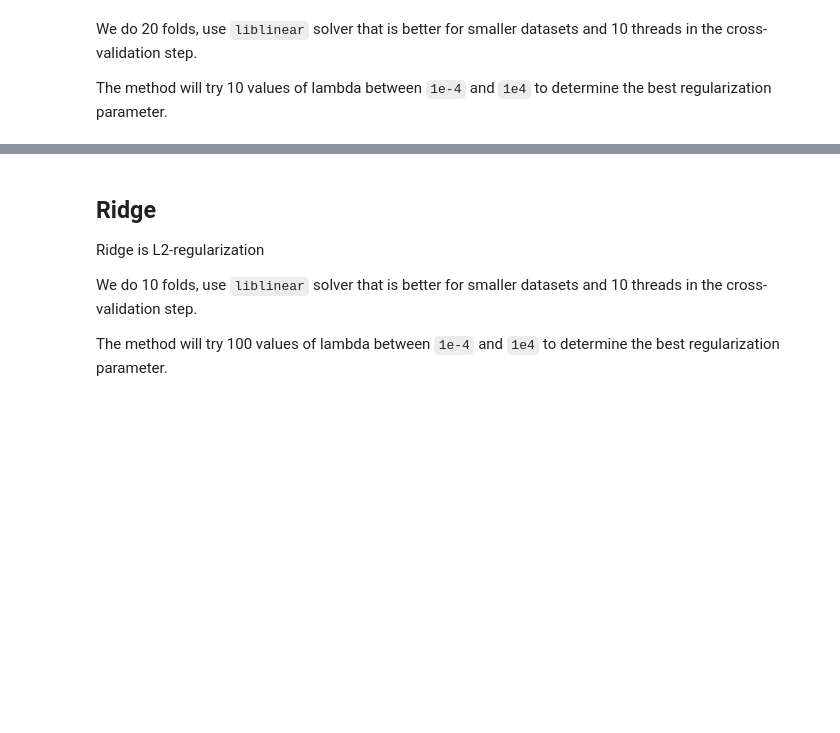
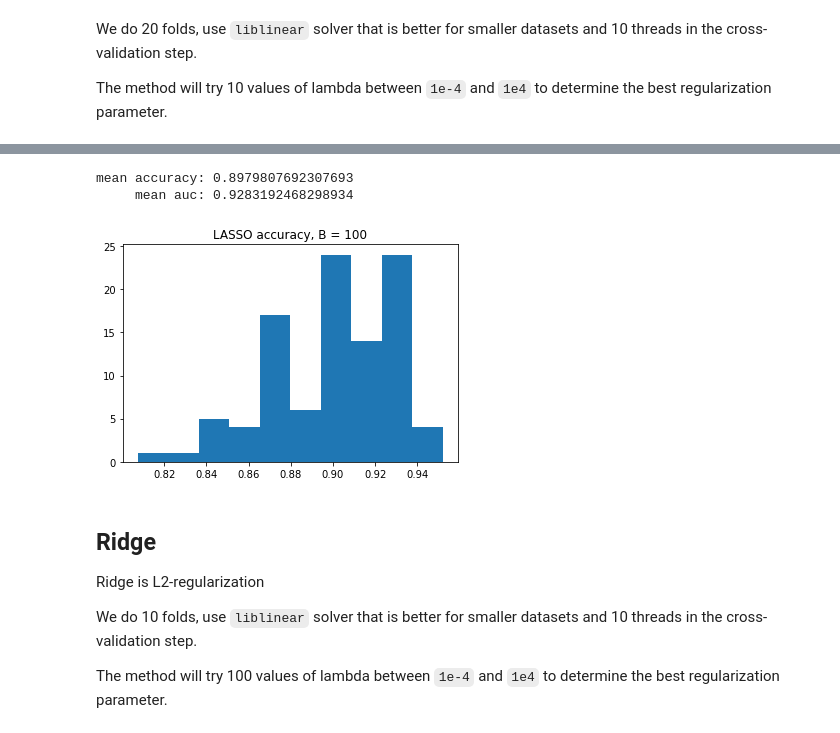
Before and after one commit to johannes-graner/statistical-machine-learning, a Jupyter notebook: project/LogReg.ipynb, the cells around one changed output, grey strips where cells are left out. Saved outputs shown, nothing was run; the diff lists cells and outputs as text; code cells hidden in the pictures; blank space fills up the shorter version.

```diff
--- a/project/LogReg.ipynb
+++ b/project/LogReg.ipynb
@@ -239,3 +251,15 @@ weighted avg       0.93      0.92      0.93       104
+# %%
+print('mean accuracy: ' + str(np.mean(accuracies)))
+print('     mean auc: ' + str(np.mean(aucs)))
+# %% [output]
+mean accuracy: 0.8979807692307693
+     mean auc: 0.9283192468298934
+# %%
+plt.hist(accuracies)
+plt.title(f'LASSO accuracy, B = {B}')
+plt.show()
+# %% [output]
+[figure, added]
 # %% [markdown]
 ## Ridge
 
```
Also changed, not shown: parts of 27 cells of this notebook.
